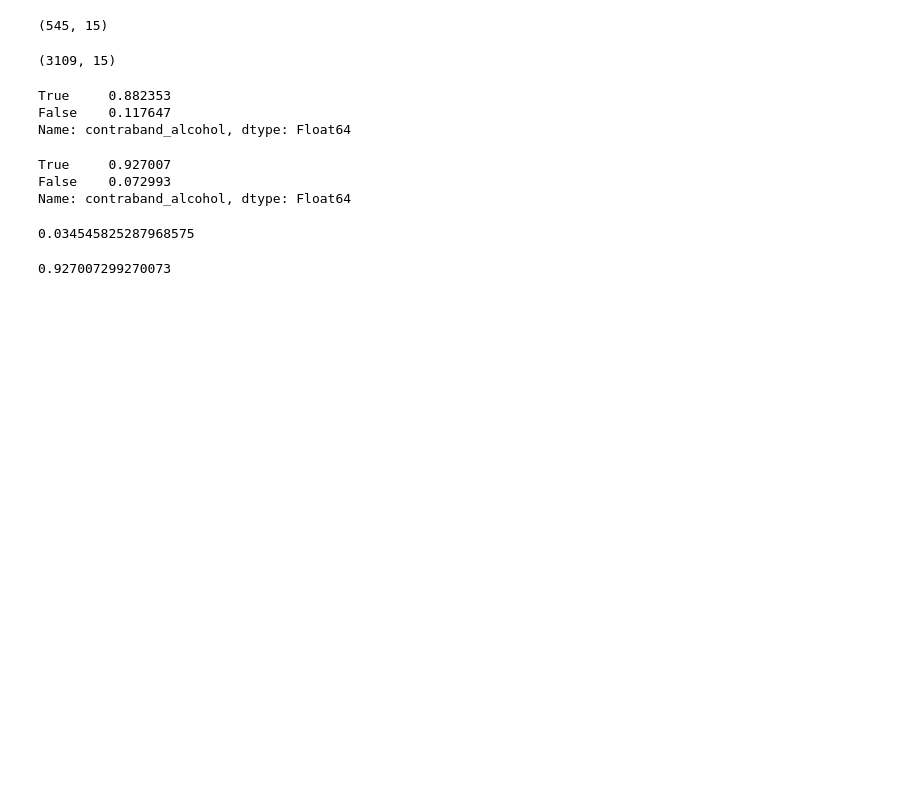
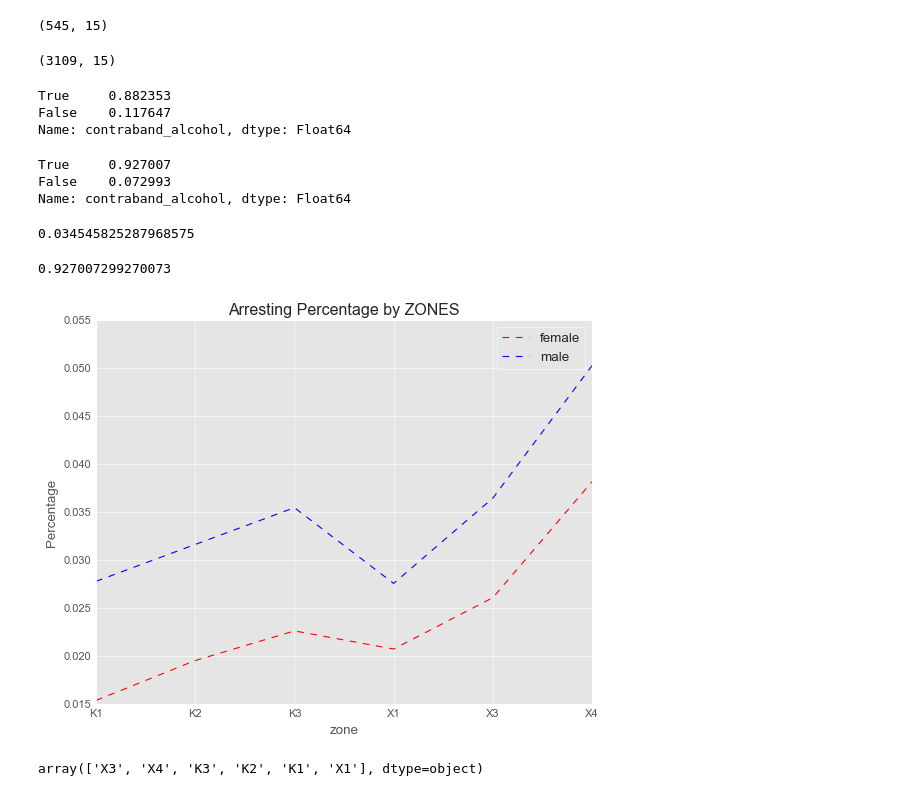
Before and after one commit to nevracorapsiz/Analyzing-Rhode-Island-Traffic-Stops, a Jupyter notebook: RI_TRAFFIC_STOPS.ipynb, the cells around one changed output. Cells and saved outputs as stored; diff of their text form; code cells hidden in the pictures; blank space fills up the shorter version.

```diff
--- a/RI_TRAFFIC_STOPS.ipynb
+++ b/RI_TRAFFIC_STOPS.ipynb
@@ -198,2 +189,2 @@ sex_counts.plot(kind="bar")
 # %%
-df[df["subject_sex"]=="female"]
+female=df[df["subject_sex"]=="female"]
@@ -214,3 +191,5 @@ df[df["subject_sex"]=="female"]
+# %%
+male=df[df["subject_sex"]=="male"]
 # %%
 df.reason_for_stop.value_counts()
 # %% [output]
@@ -357,3 +340,14 @@ df.arrest_made.mean()
 male_arrest_speeding.contraband_alcohol.mean()
 # %% [output]
 0.927007299270073
+# %%
+female.groupby("zone")["arrest_made"].mean().plot(kind="line",color="red",linestyle="--",title="Arresting Percentage by ZONES", ylabel="Percentage")
+male.groupby("zone")["arrest_made"].mean().plot(kind="line", color="blue",linestyle="--")
+plt.legend(["female","male"],frameon=True)
+plt.style.use("ggplot")
+# %% [output]
+[figure, added]
+# %%
+df.zone.unique()
+# %% [output]
+array(['X3', 'X4', 'K3', 'K2', 'K1', 'X1'], dtype=object)
```
Also changed, not shown: parts of 15 cells of this notebook.
